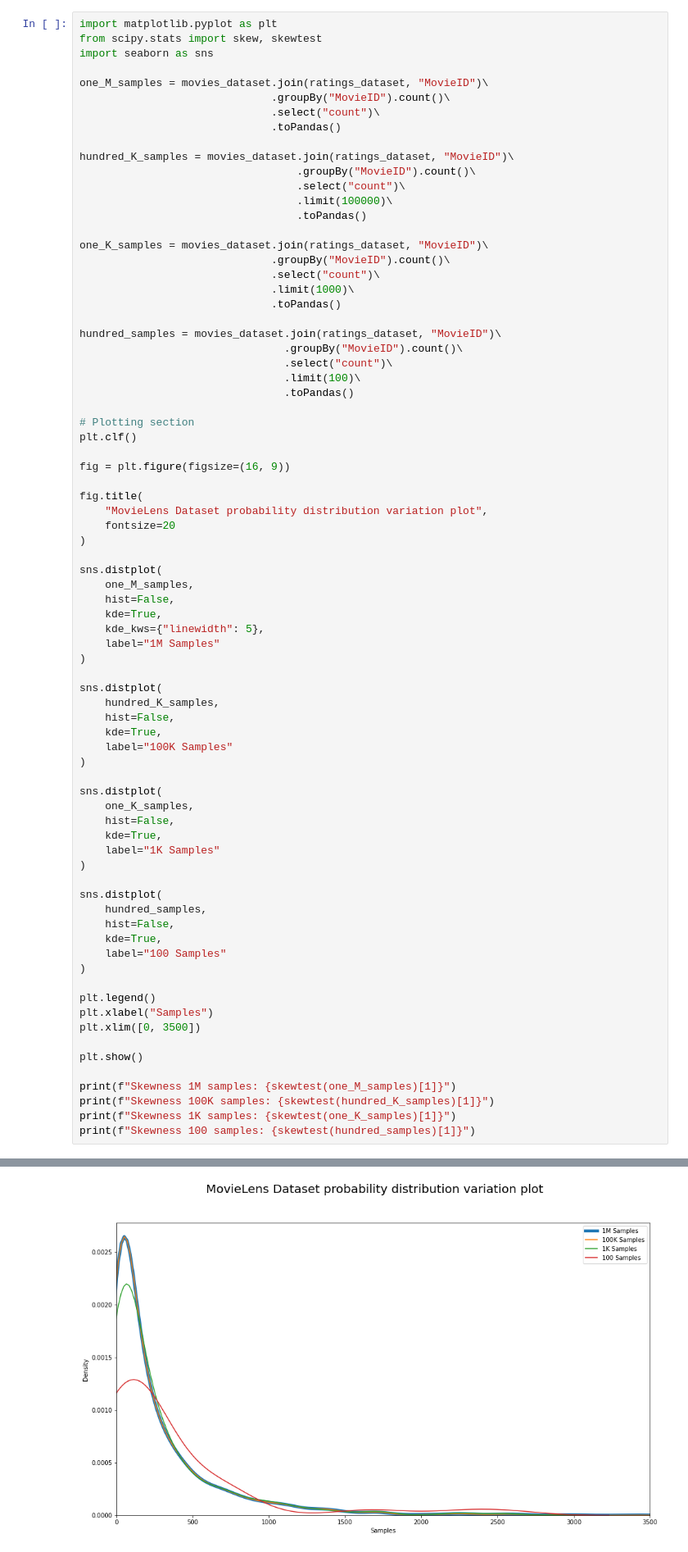
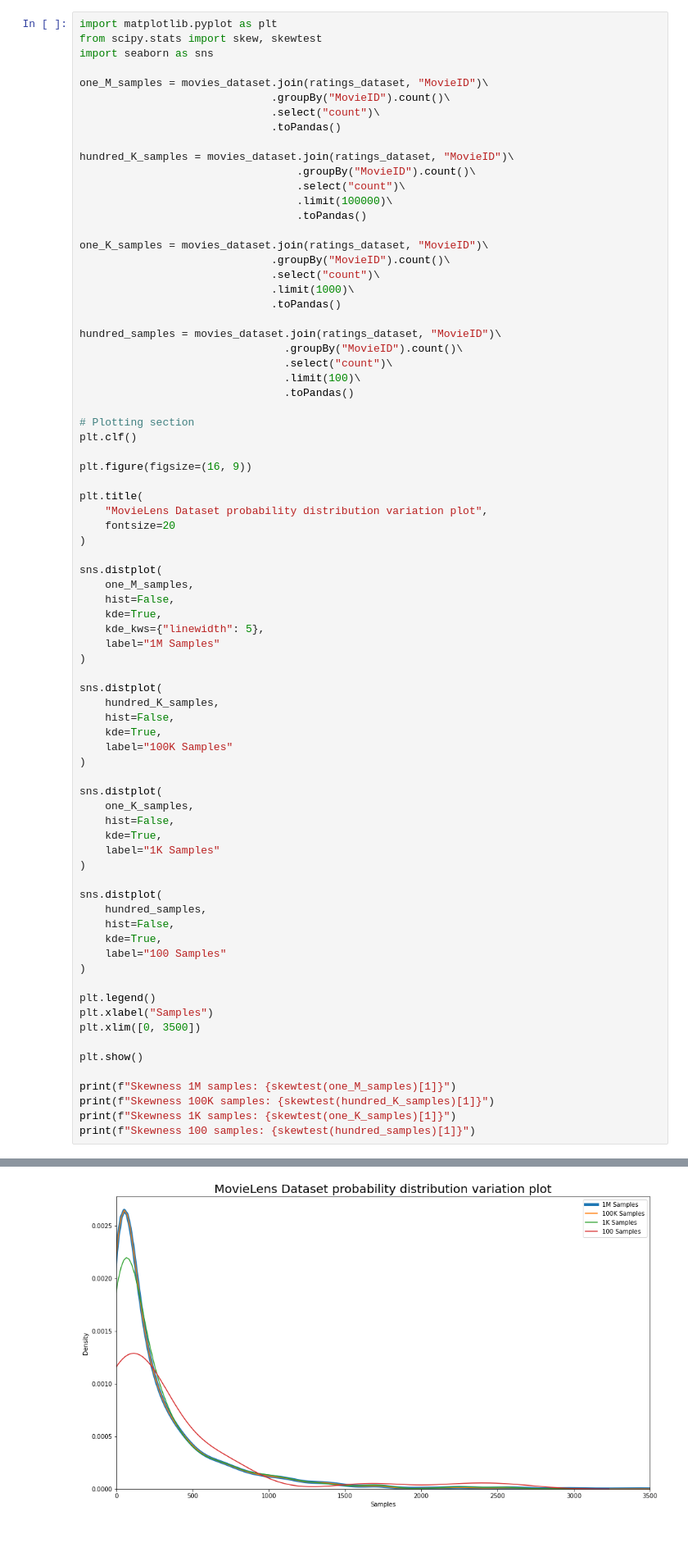
Before and after one commit to zetaemme/movielens_analysis, a Jupyter notebook: movielens.ipynb, the cells around one changed output, grey strips where cells are left out. Shown at 82% size. Saved outputs shown, nothing was run; the diff lists cells and outputs as text.

```diff
--- a/movielens.ipynb
+++ b/movielens.ipynb
@@ -312,9 +311,9 @@ hundred_samples = movies_dataset.join(ratings_dataset, "MovieID")\
 # Plotting section
 plt.clf()
 
-fig = plt.figure(figsize=(16, 9))
+plt.figure(figsize=(16, 9))
 
-fig.title(
+plt.title(
     "MovieLens Dataset probability distribution variation plot",
     fontsize=20
 )
@@ -366,5 +365,5 @@ print(f"Skewness 100 samples: {skewtest(hundred_samples)[1]}")
 <Figure size 432x288 with 0 Axes>
-[figure, old version]
+[figure, new version]
 Skewness 1M samples: [0.]
 Skewness 100K samples: [0.]
 Skewness 1K samples: [8.78198508e-96]
```
Also changed, not shown: parts of 14 cells of this notebook, 3 other files.
